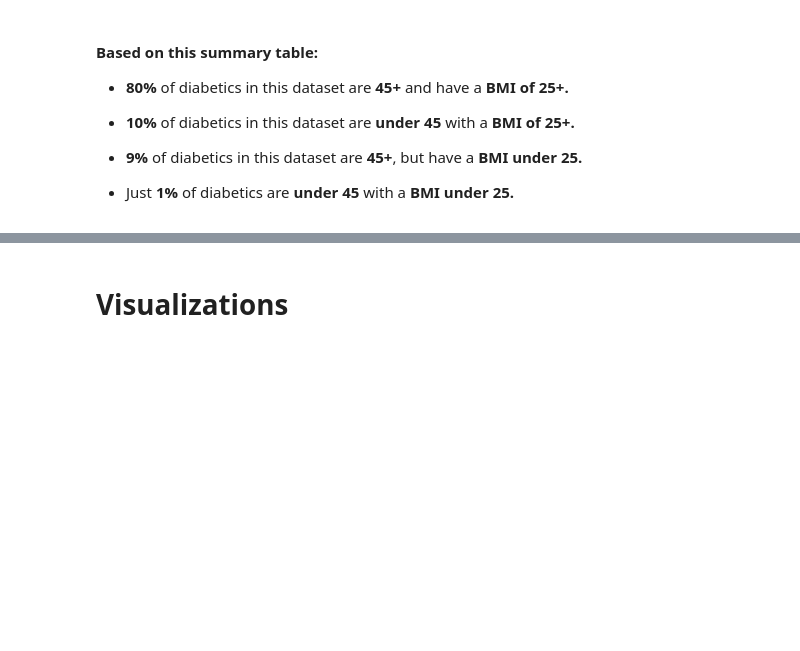
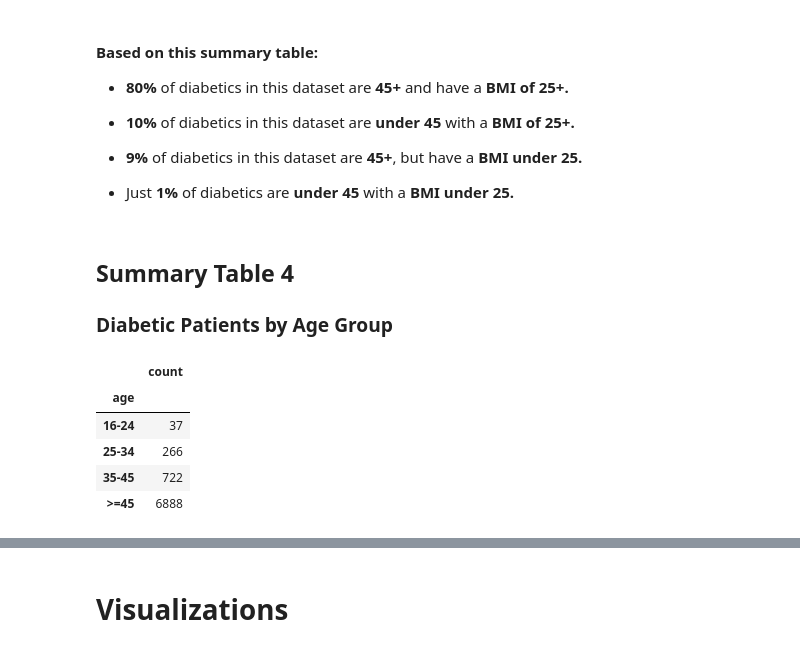
Before and after one commit to K01t0N/project-1, a Jupyter notebook: data_notebook.ipynb, the cells around one changed output, grey strips where cells are left out. Drawn from its saved outputs; the diff is of its cells as text; code cells hidden in the pictures; blank space fills up the shorter version.

```diff
--- a/data_notebook.ipynb
+++ b/data_notebook.ipynb
@@ -239,3 +253,32 @@ summary_3a
 - **9%** of diabetics in this dataset are **45+**, but have a **BMI under 25.**
 
 - Just **1%** of diabetics are **under 45** with a **BMI under 25.**
+# %% [markdown]
+## Summary Table 4
+
+### Diabetic Patients by Age Group
+# %%
+def get_age_group(age):
+   age = int(age)
+   if age <= 15:
+       return "<=15"
+   elif age <= 24:
+       return "16-24"
+   elif age <= 34:
+       return "25-34"
+   elif age <= 45:
+       return "35-45"
+   else:
+       return ">=45"
+age_groups = diabetes_df['age'].apply(get_age_group)
+# Display the counts for each age group
+age_group_counts = age_groups.value_counts().sort_index()
+summary_4 = pd.DataFrame(age_group_counts)
+summary_4
+# %% [output]
+|  | count |
+| age |  |
+| 16-24 | 37 |
+| 25-34 | 266 |
+| 35-45 | 722 |
+| >=45 | 6888 |
```
Also changed, not shown: parts of 21 cells of this notebook.
